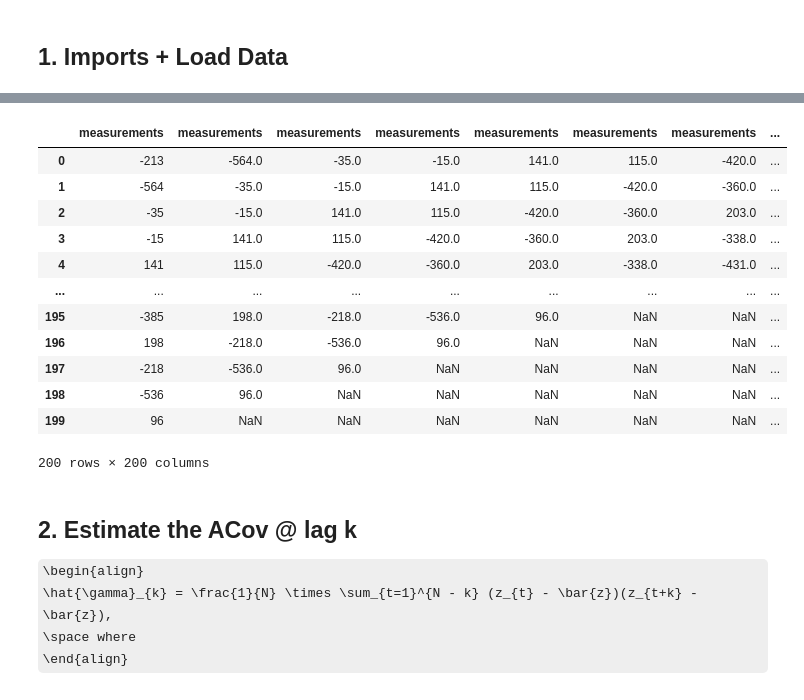
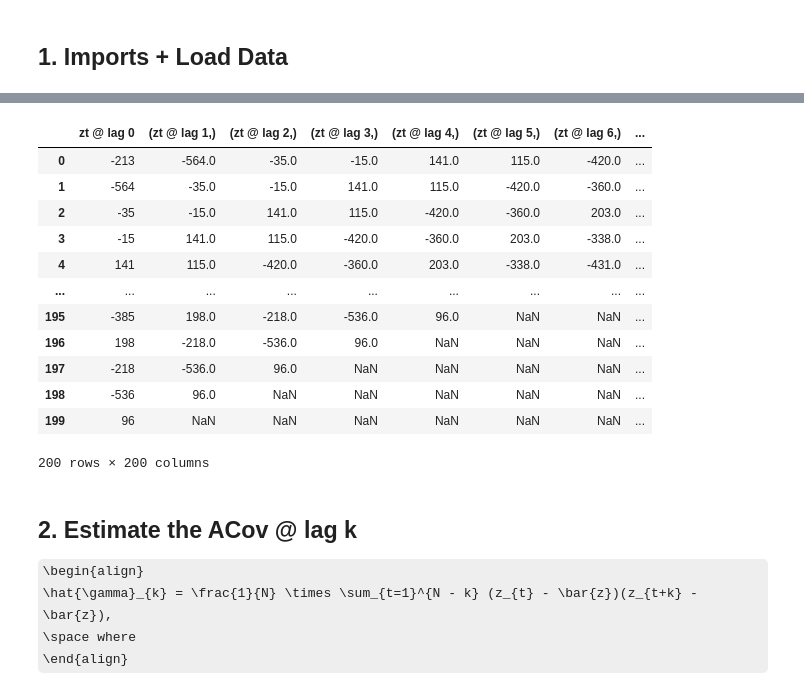
Before and after one commit to Brinkley97/book-forecasting_and_control, a Jupyter notebook: part_1/2-autocorrelation_func_and_spectrum_of_stationary_process/exercises/2.4.3.ipynb, the cells around one changed output, grey strips where cells are left out. Drawn from its saved outputs; the diff is of its cells as text; code cells hidden in the pictures; some formulas as TeX source.

```diff
--- a/part_1/2-autocorrelation_func_and_spectrum_of_stationary_process/exercises/2.4.3.ipynb
+++ b/part_1/2-autocorrelation_func_and_spectrum_of_stationary_process/exercises/2.4.3.ipynb
@@ -26,3 +28,9 @@ import numpy as np
 # %%
 lew_data = pd.read_csv("lewDataset.csv")
 # lew_data
+# %%
+N = len(lew_data)
+print(N)
+
+sample_mean = lew_data.iloc[0:, 0].mean()
+print(sample_mean)
@@ -44,9 +67,12 @@ def create_df(df, k):
 # %%
 test_data = pd.DataFrame([100, 200, 300, 400, 500])
-test_data
-# k = len(test_data)
-k = len(lew_data)
-# k = 8
-# created_df = create_df(test_data, k)
-created_df = create_df(lew_data, k)
-# np.shape(created_df), created_df
+test_N = len(test_data)
+test_sample_mean = test_data.mean()
+# test_lag_ks, lag_cols = create_lag_values(test_data, test_N)
+# test_lag_ks_df = pd.concat(test_lag_ks, axis=1)
+# test_lag_ks_df
+
+lag_ks, lag_cols = create_lag_values(lew_data, N)
+lag_ks_df = pd.concat(lag_ks, axis=1)
+lag_ks_df.columns=[lag_cols]
+lag_ks_df
@@ -53,15 +93,10 @@ created_df = create_df(lew_data, k)
 # %%
-# test = pd.concat(created_df, axis=1)
-# test
-# df = pd.concat([test_data, test], axis=1)
-# df
-
-test = pd.concat(created_df, axis=1)
-test
-df = pd.concat([lew_data, test], axis=1)
+lag_zero = "zt @ lag 0"
+rename_measurements_series = lew_data["measurements"].rename(lag_zero)
+df = pd.concat([rename_measurements_series, lag_ks_df], axis=1)
 df
 # %% [output]
-|  | measurements | measurements | measurements | measurements | measurements | measurements | measurements | ... |
+|  | zt @ lag 0 | (zt @ lag 1,) | (zt @ lag 2,) | (zt @ lag 3,) | (zt @ lag 4,) | (zt @ lag 5,) | (zt @ lag 6,) | ... |
 | 0 | -213 | -564.0 | -35.0 | -15.0 | 141.0 | 115.0 | -420.0 | ... |
 | 1 | -564 | -35.0 | -15.0 | 141.0 | 115.0 | -420.0 | -360.0 | ... |
 | 2 | -35 | -15.0 | 141.0 | 115.0 | -420.0 | -360.0 | 203.0 | ... |
```
Also changed, not shown: parts of 14 cells of this notebook.
